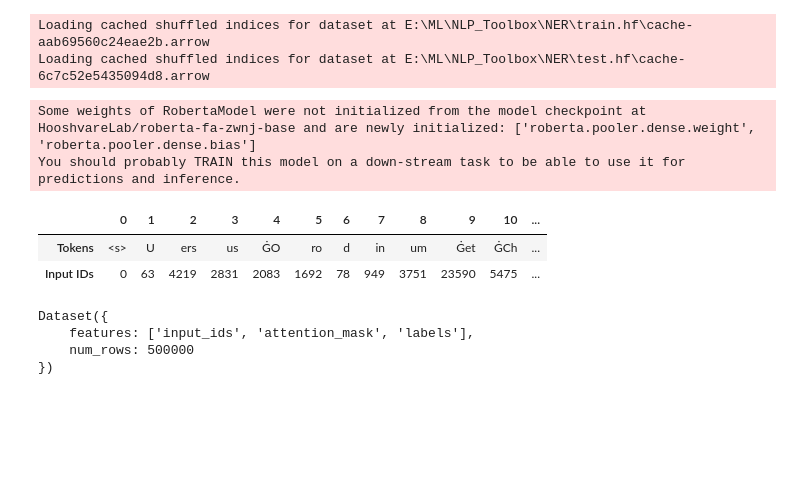
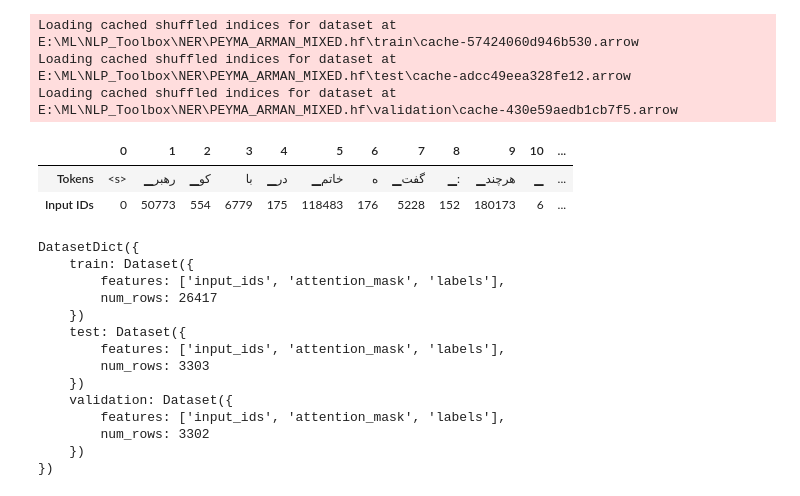
Before and after one commit to Ali-Fartoot/NLP_Toolbox, a Jupyter notebook: NER/Roberta_NER.ipynb, the cells around one changed output. Drawn from its saved outputs; the diff is of its cells as text; code cells hidden in the pictures; blank space fills up the shorter version.

```diff
--- a/NER/Roberta_NER.ipynb
+++ b/NER/Roberta_NER.ipynb
@@ -1,10 +1,30 @@
 # %%
+import os
+import pandas as pd
+from collections import defaultdict , Counter
+import torch
+import torch.nn as nn
+from torch.nn.functional import cross_entropy
+from datasets import Dataset , DatasetDict , Sequence , Value , Features , ClassLabel
+from transformers import AutoTokenizer , XLMRobertaConfig , AutoConfig , TrainingArguments , DataCollatorForTokenClassification , Trainer
+from transformers.modeling_outputs import TokenClassifierOutput
+from transformers.models.roberta.modeling_roberta import RobertaModel
+from transformers.models.roberta.modeling_roberta import RobertaPreTrainedModel
+from seqeval.metrics import f1_score
+from sklearn.metrics import ConfusionMatrixDisplay , confusion_matrix
+import matplotlib.pyplot as plt
+import numpy as np
 from datasets import load_from_disk
-train = load_from_disk("train_25k.hf")
-test = load_from_disk("train_25k.hf")
+import warnings
+from transformers import AutoTokenizer
+from pathlib import Path
+
+
+warnings.filterwarnings('ignore')
+data = load_from_disk("PEYMA_ARMAN_MIXED.hf")
 # %%
-train = train.shuffle(seed=42)
-test = test.shuffle(seed=42)
+data = data.shuffle(seed=42)
 # %% [output]
-Loading cached shuffled indices for dataset at E:\ML\NLP_Toolbox\NER\train.hf\cache-aab69560c24eae2b.arrow
-Loading cached shuffled indices for dataset at E:\ML\NLP_Toolbox\NER\test.hf\cache-6c7c52e5435094d8.arrow
+Loading cached shuffled indices for dataset at E:\ML\NLP_Toolbox\NER\PEYMA_ARMAN_MIXED.hf\train\cache-57424060d946b530.arrow
+Loading cached shuffled indices for dataset at E:\ML\NLP_Toolbox\NER\PEYMA_ARMAN_MIXED.hf\test\cache-adcc49eea328fe12.arrow
+Loading cached shuffled indices for dataset at E:\ML\NLP_Toolbox\NER\PEYMA_ARMAN_MIXED.hf\validation\cache-430e59aedb1cb7f5.arrow
@@ -16,9 +31,4 @@ roberta_tokenizer = AutoTokenizer.from_pretrained(roberta_model_name,cache_dir=P
 # %%
-from transformers import RobertaConfig, RobertaModel
-from pathlib import Path
-roberta_model = RobertaModel.from_pretrained(roberta_model_name)
-roberta_config = RobertaConfig.from_pretrained(roberta_model_name)
+roberta_model_name = 'xlm-roberta-base'
+tokenizer = AutoTokenizer.from_pretrained(roberta_model_name)
-# %% [output]
-Some weights of RobertaModel were not initialized from the model checkpoint at HooshvareLab/roberta-fa-zwnj-base and are newly initialized: ['roberta.pooler.dense.weight', 'roberta.pooler.dense.bias']
-You should probably TRAIN this model on a down-stream task to be able to use it for predictions and inference.
 # %%
@@ -74,16 +79,16 @@ roberta_config = AutoConfig.from_pretrained(roberta_model_name,num_labels=4,
 # %%
 import pandas as pd
 
 pd.set_option('display.max_rows', None)  # Show all rows
 pd.set_option('display.max_columns', None)  # Show all columns
-per_text = " ".join(train['words'][0])
-input_ids = roberta_tokenizer.encode(per_text, return_tensors="pt")
-roberta_tokens = roberta_tokenizer(per_text).tokens()
+per_text = " ".join(data['train']['tokens'][0])
+input_ids = tokenizer.encode(per_text, return_tensors="pt")
+roberta_tokens = tokenizer(per_text).tokens()
 pd.DataFrame([roberta_tokens, input_ids[0].numpy()], index=["Tokens", "Input IDs"])
 # %% [output]
 |  | 0 | 1 | 2 | 3 | 4 | 5 | 6 | 7 | 8 | 9 | 10 | ... |
-| Tokens | <s> | U | ers | us | ĠO | ro | d | in | um | Ġet | ĠCh | ... |
-| Input IDs | 0 | 63 | 4219 | 2831 | 2083 | 1692 | 78 | 949 | 3751 | 23590 | 5475 | ... |
+| Tokens | <s> | ▁رهبر | ▁کو | با | ▁در | ▁خاتم | ه | ▁گفت | ▁: | ▁هرچند | ▁ | ... |
+| Input IDs | 0 | 50773 | 554 | 6779 | 175 | 118483 | 176 | 5228 | 152 | 180173 | 6 | ... |
 # %%
 from transformers import RobertaTokenizerFast
 roberta_tokenizer = AutoTokenizer.from_pretrained(roberta_model_name, add_prefix_space=True)
@@ -122,9 +130,19 @@ roberta_config = AutoConfig.from_pretrained(roberta_model_name,num_labels=4,
 # %%
-train_encoded
+encoded_data
 # %% [output]
-Dataset({
-    features: ['input_ids', 'attention_mask', 'labels'],
-    num_rows: 500000
+DatasetDict({
+    train: Dataset({
+        features: ['input_ids', 'attention_mask', 'labels'],
+        num_rows: 26417
+    })
+    test: Dataset({
+        features: ['input_ids', 'attention_mask', 'labels'],
+        num_rows: 3303
+    })
+    validation: Dataset({
+        features: ['input_ids', 'attention_mask', 'labels'],
+        num_rows: 3302
+    })
 })
 # %%
 import numpy as np
```
Also changed, not shown: parts of 19 cells of this notebook.
